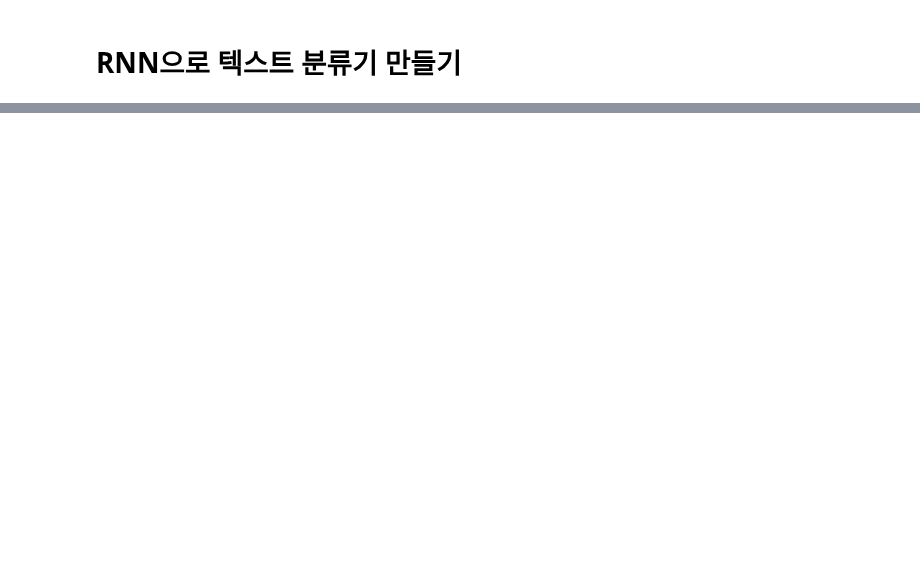
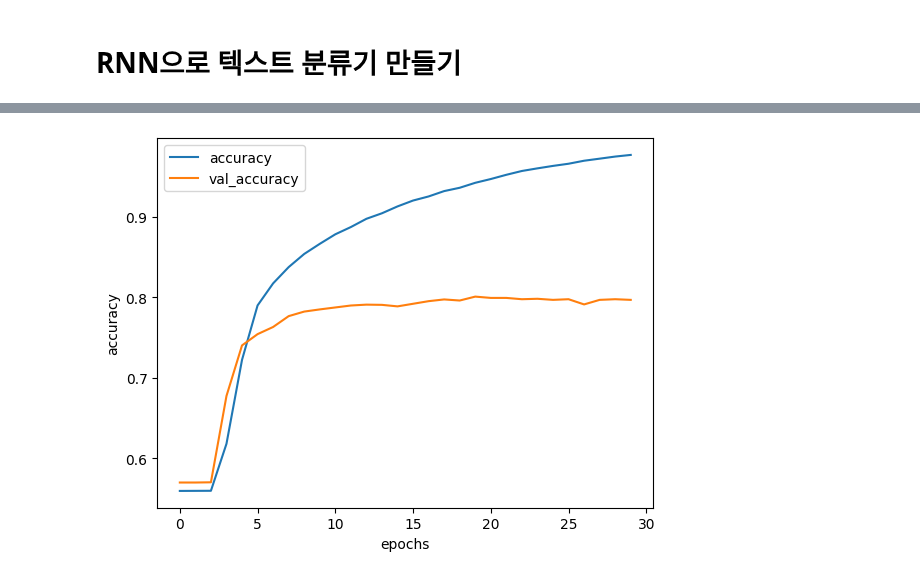
Before and after one commit to Gugo-le/school_record_, a Jupyter notebook: RNN.ipynb, the cells around one changed output, grey strips where cells are left out. Saved outputs shown, nothing was run; the diff lists cells and outputs as text; code cells hidden in the pictures; blank space fills up the shorter version.

Commit message:
스태킹 LSTM

```diff
--- a/RNN.ipynb
+++ b/RNN.ipynb
@@ -147,0 +148,18 @@ plt.show()
+# %%
+# LSTM 층을 쌓는 방법: Dense 층을 사용하는 것처럼 하나의 층을 추가하면 된다.
+model = tf.keras.Sequential([
+    tf.keras.layers.Embedding(vocab_size, embedding_dim),
+    tf.keras.layers.Bidirectional(tf.keras.layers.LSTM(embedding_dim, return_sequences=True)), # 마지막 층을 제외한 모든 층은 return_sequences = True라고 설정해줘야 한다.
+    tf.keras.layers.Bidirectional(tf.keras.layers.LSTM(embedding_dim)),
+    tf.keras.layers.Dense(24, activation='relu'),
+    tf.keras.layers.Dense(1, activation='sigmoid')
+])
+
+adam = tf.keras.optimizers.Adam(learning_rate=0.00001,
+                                beta_1=0.9, beta_2=0.999, amsgrad=False)
+model.compile(loss='binary_crossentropy',
+              optimizer=adam, metrics=['accuracy'])
+# %%
+num_epochs = 30
+history = model.fit(training_padded, training_labels, epochs=num_epochs,
+                    validation_data=(testing_padded, testing_labels))
@@ -147,0 +184,9 @@ plt.show()
+# %%
+plt.plot(history.history['accuracy'])
+plt.plot(history.history['val_accuracy'])
+plt.xlabel('epochs')
+plt.ylabel('accuracy')
+plt.legend(['accuracy', 'val_accuracy'])
+plt.show()
+# %% [output]
+[figure, added]
```
Also changed, not shown: parts of 8 cells of this notebook.
